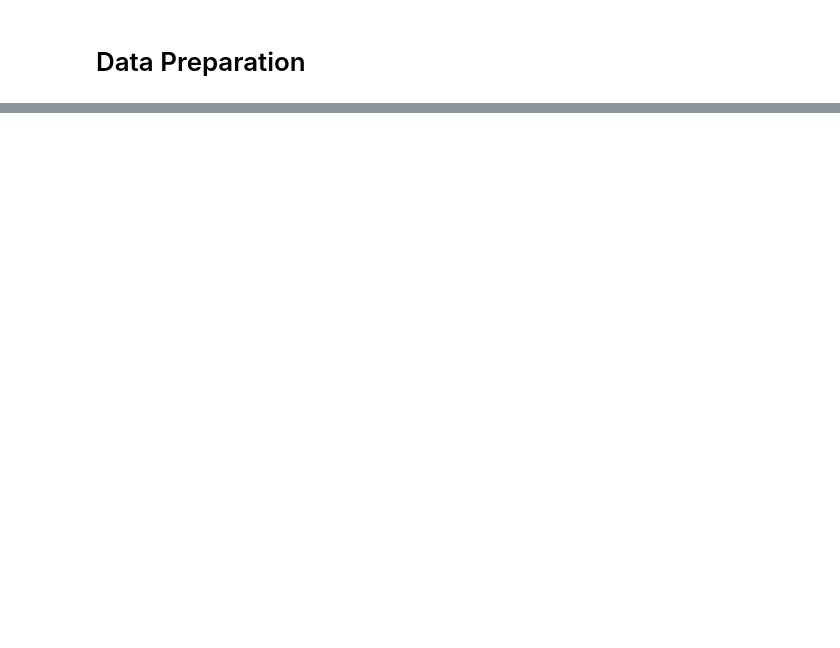
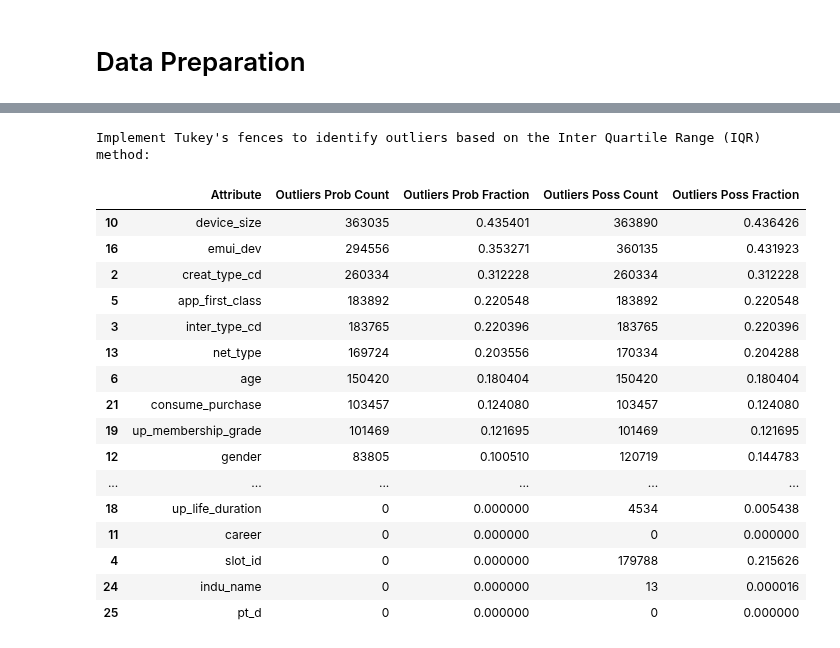
Before and after one commit to LiyangSong/Advertisement-CTR-Prediction, a Jupyter notebook: jupyter/data_prepare.ipynb, the cells around one changed output, grey strips where cells are left out. Saved outputs shown, nothing was run; the diff lists cells and outputs as text; code cells hidden in the pictures; blank space fills up the shorter version.

```diff
--- a/jupyter/data_prepare.ipynb
+++ b/jupyter/data_prepare.ipynb
@@ -31,0 +256,21 @@ For example, the feature **gender** has three groups of values - 2, 4, 3. We lac
+# %%
+eda_utils.tukeys_method_for_numerical(transformed_df, numerical_attr_list)
+# %% [output]
+Implement Tukey's fences to identify outliers based on the Inter Quartile Range (IQR) method:
+|  | Attribute | Outliers Prob Count | Outliers Prob Fraction | Outliers Poss Count | Outliers Poss Fraction |
+| 10 | device_size | 363035 | 0.435401 | 363890 | 0.436426 |
+| 16 | emui_dev | 294556 | 0.353271 | 360135 | 0.431923 |
+| 2 | creat_type_cd | 260334 | 0.312228 | 260334 | 0.312228 |
+| 5 | app_first_class | 183892 | 0.220548 | 183892 | 0.220548 |
+| 3 | inter_type_cd | 183765 | 0.220396 | 183765 | 0.220396 |
+| 13 | net_type | 169724 | 0.203556 | 170334 | 0.204288 |
+| 6 | age | 150420 | 0.180404 | 150420 | 0.180404 |
+| 21 | consume_purchase | 103457 | 0.124080 | 103457 | 0.124080 |
+| 19 | up_membership_grade | 101469 | 0.121695 | 101469 | 0.121695 |
+| 12 | gender | 83805 | 0.100510 | 120719 | 0.144783 |
+| ... | ... | ... | ... | ... | ... |
+| 18 | up_life_duration | 0 | 0.000000 | 4534 | 0.005438 |
+| 11 | career | 0 | 0.000000 | 0 | 0.000000 |
+| 4 | slot_id | 0 | 0.000000 | 179788 | 0.215626 |
+| 24 | indu_name | 0 | 0.000000 | 13 | 0.000016 |
+| 25 | pt_d | 0 | 0.000000 | 0 | 0.000000 |
```
Also changed, not shown: parts of 35 cells of this notebook, 1 other file.
